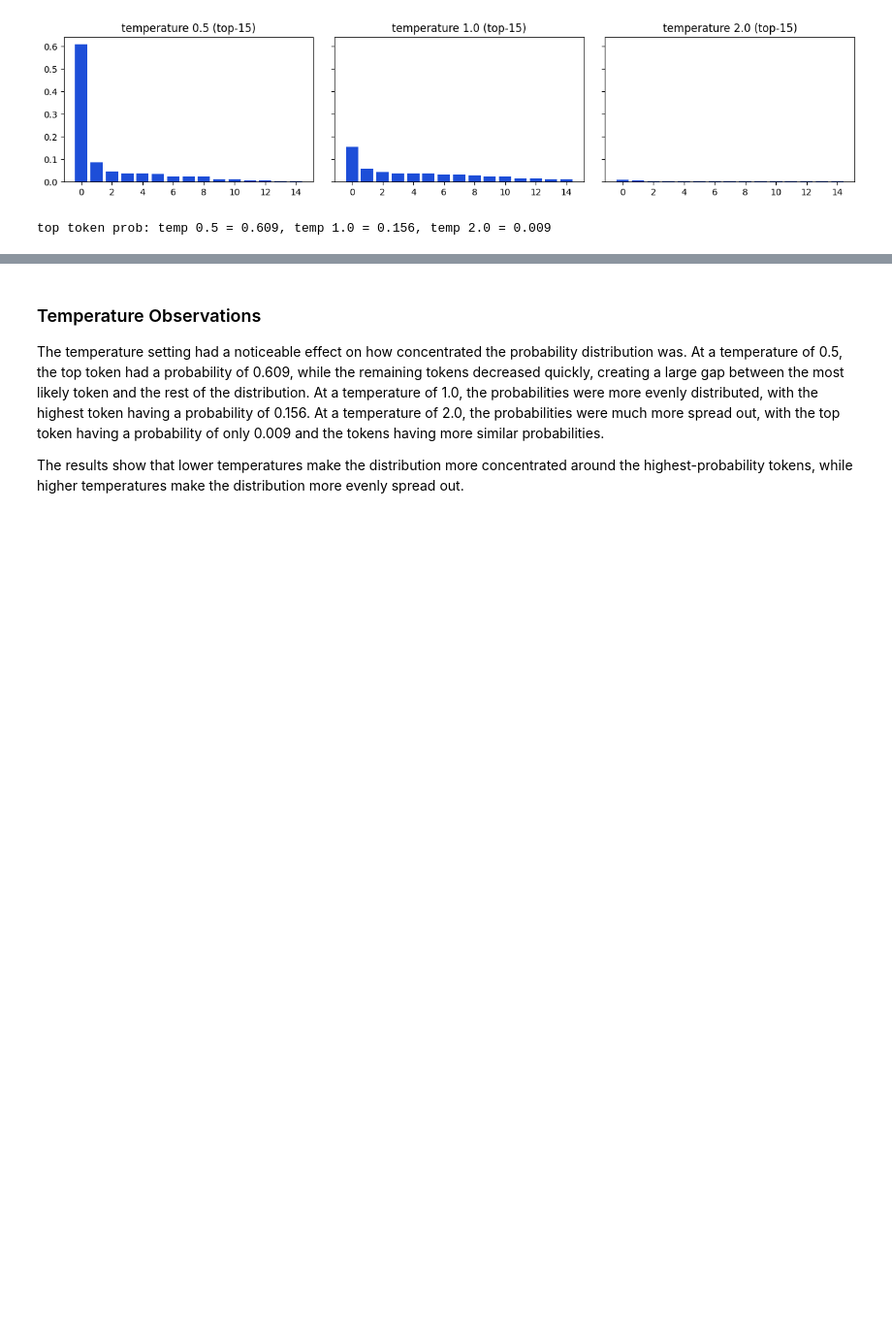
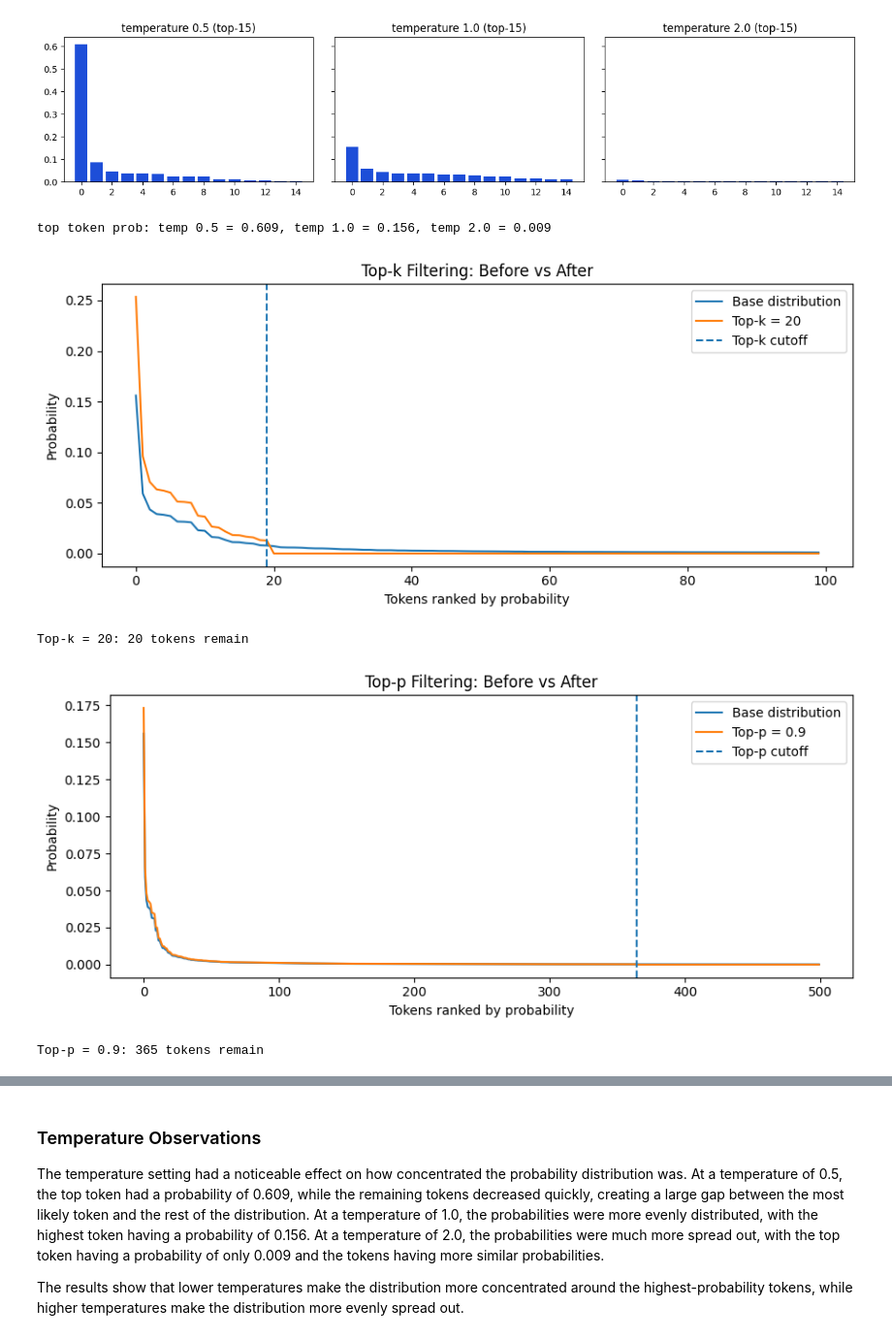
Before and after one commit to jhughes7386/cosc-650-applied-llm-systems, a Jupyter notebook: week-02/week2_inference_sampling.ipynb, the cells around one changed output, grey strips where cells are left out. Shown at 97% size. Cells and saved outputs as stored; diff of their text form; code cells hidden in the pictures; blank space fills up the shorter version.

Commit message:
Added the Part 2 before/after visualizations for temperature, top-k, top-p, and the two combinations requested in the feedback.

```diff
--- a/week-02/week2_inference_sampling.ipynb
+++ b/week-02/week2_inference_sampling.ipynb
@@ -108,3 +108,45 @@ print('top token prob: temp 0.5 = %.3f, temp 1.0 = %.3f, temp 2.0 = %.3f' % (
 # %% [output]
 [figure]
 top token prob: temp 0.5 = 0.609, temp 1.0 = 0.156, temp 2.0 = 0.009
+# %%
+# Top-k and top-p visualizations
+
+# Top-k filtering
+k = 20
+pk = top_k(base, k)
+
+plt.figure(figsize=(9, 4))
+plt.plot(np.sort(base)[::-1][:100], label='Base distribution')
+plt.plot(np.sort(pk)[::-1][:100], label='Top-k = 20')
+plt.axvline(k - 1, linestyle='--', label='Top-k cutoff')
+plt.title('Top-k Filtering: Before vs After')
+plt.xlabel('Tokens ranked by probability')
+plt.ylabel('Probability')
+plt.legend()
+plt.tight_layout()
+plt.show()
+
+print(f'Top-k = {k}: {np.count_nonzero(pk)} tokens remain')
+
+
+# Top-p filtering
+p = 0.9
+pp, kept = top_p(base, p)
+
+plt.figure(figsize=(9, 4))
+plt.plot(np.sort(base)[::-1][:500], label='Base distribution')
+plt.plot(np.sort(pp)[::-1][:500], label='Top-p = 0.9')
+plt.axvline(kept - 1, linestyle='--', label='Top-p cutoff')
+plt.title('Top-p Filtering: Before vs After')
+plt.xlabel('Tokens ranked by probability')
+plt.ylabel('Probability')
+plt.legend()
+plt.tight_layout()
+plt.show()
+
+print(f'Top-p = {p}: {kept} tokens remain')
+# %% [output]
+[figure, added]
+Top-k = 20: 20 tokens remain
+[figure, added]
+Top-p = 0.9: 365 tokens remain
```
Also changed, not shown: parts of 1 cell of this notebook.
